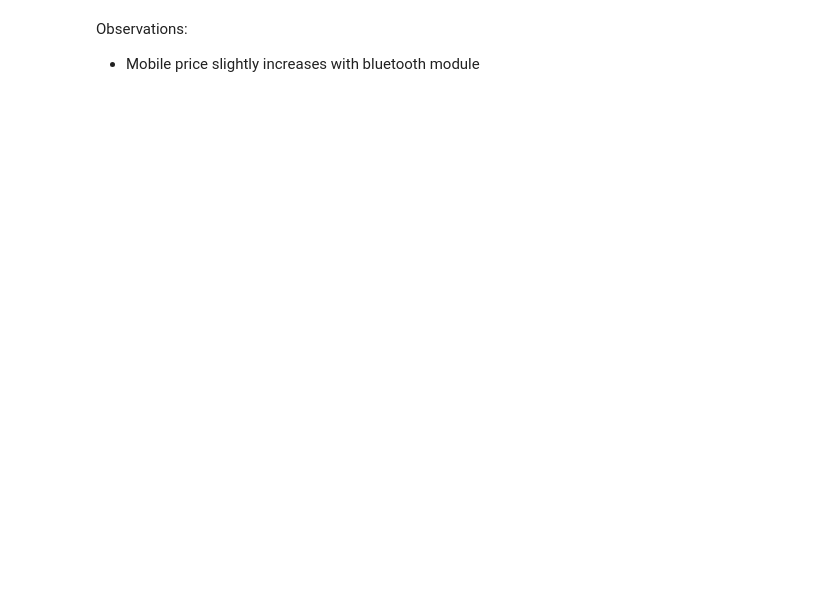
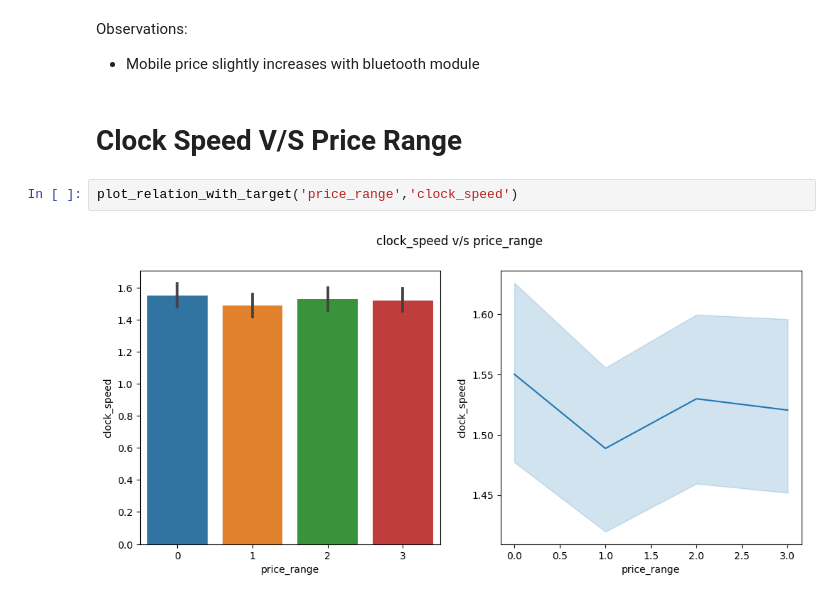
Before and after one commit to Vishal-Pattar/Mobile-Price, a Jupyter notebook: mpp1.ipynb, the cells around one changed output. Drawn from its saved outputs; the diff is of its cells as text; blank space fills up the shorter version.

```diff
--- a/mpp1.ipynb
+++ b/mpp1.ipynb
@@ -80,3 +134,9 @@ sns.lineplot(data=train, x='blue', y='price_range', ax=ax[1])
 # %% [markdown]
 Observations:
 - Mobile price slightly increases with bluetooth module
+# %% [markdown]
+# Clock Speed V/S Price Range
+# %%
+plot_relation_with_target('price_range','clock_speed')
+# %% [output]
+[figure, added]
```
Also changed, not shown: parts of 11 cells of this notebook, 1 other file.
